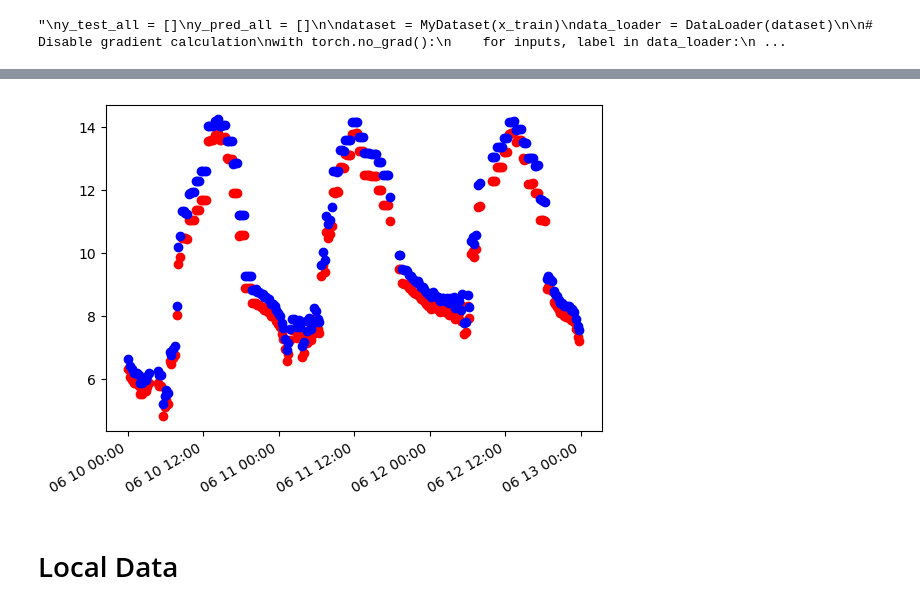
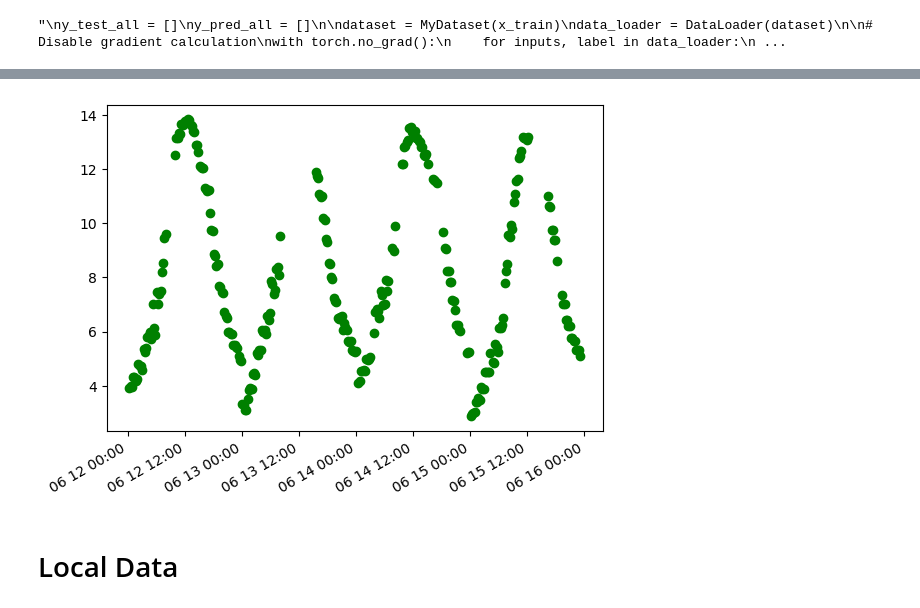
Before and after one commit to NawidT/morefish-ml, a Jupyter notebook: training/do_training.ipynb, the cells around one changed output, grey strips where cells are left out. Cells and saved outputs as stored; diff of their text form; code cells hidden in the pictures.

```diff
--- a/training/do_training.ipynb
+++ b/training/do_training.ipynb
@@ -118,21 +138,20 @@ Root Mean Squared Error (RMSE): 1.5216124759672773
 # %%
 print("------------ Exponential SVR Results ------------")
-clf_rbf_nusvm = make_pipeline(preprocessing.SplineTransformer(), NuSVR(kernel='rbf', shrinking=True, C=1.5))
+clf_rbf_nusvm = make_pipeline(preprocessing.MinMaxScaler(), NuSVR(kernel='rbf', shrinking=True, C=1.5))
 clf_rbf_nusvm.fit(X_train, y_train)
 y_pred = clf_rbf_nusvm.predict(X_test)
 stats(y_pred, y_test)
 
-print("------------ Exponential SVR Results ------------")
-clf_rbf_svm = make_pipeline(preprocessing.SplineTransformer(), SVR(kernel='rbf', shrinking=True, C=1.5))
-clf_rbf_svm.fit(X_train[:len(X_train)//2], y_train[:len(X_train)//2])
-clf_rbf_svm.fit(X_train[len(X_train)//2:], y_train[len(X_train)//2:])
-y_pred = clf_rbf_svm.predict(X_test)
-stats(y_pred, y_test)
+# print("------------ Exponential SVR Results ------------")
+# clf_rbf_svm = make_pipeline(preprocessing.SplineTransformer(), SVR(kernel='rbf', shrinking=True, C=1.5))
+# clf_rbf_svm.fit(X_train, y_train)
+# y_pred = clf_rbf_svm.predict(X_test)
+# stats(y_pred, y_test)
 
-print("------------ Polynomial SVR Results ------------")
-clf_poly_nusvm = make_pipeline(preprocessing.SplineTransformer(), SVR(kernel='poly', shrinking=False, C=2.5))
-clf_poly_nusvm.fit(X_train, y_train)
-y_pred = clf_poly_nusvm.predict(X_test)
-stats(y_pred, y_test)
+# print("------------ Polynomial SVR Results ------------")
+# clf_poly_nusvm = make_pipeline(preprocessing.SplineTransformer(), SVR(kernel='poly', shrinking=False, C=2.5))
+# clf_poly_nusvm.fit(X_train, y_train)
+# y_pred = clf_poly_nusvm.predict(X_test)
+# stats(y_pred, y_test)
 # %% [output]
 ------------ Exponential SVR Results ------------
@@ -182,7 +200,7 @@ print("------------ Poly Regression Results ------------")
 from sklearn.preprocessing import PolynomialFeatures
 from sklearn.linear_model import LinearRegression
 
-poly_features = PolynomialFeatures(degree=5, include_bias=False)
+poly_features = PolynomialFeatures(degree=5, include_bias=True)
 X_train_poly = poly_features.fit_transform(X_train)
 X_test_poly = poly_features.transform(X_test)
 # Initialize and fit the linear regression model
@@ -434,11 +454,14 @@ Index(['ph', 'temperature', 'datetime', 'do_linreg', 'rounded_datetime',
        'windspeed_10m (km/h)', 'light'],
       dtype='object')
 # %%
-df.rename(columns={'ph': 'ph', 'temperature': 'temperature_oc', 'light': 'global_light_energy_w_m2', 'humid': 'humid_rh', 'airtemp': 'airtemp_oc'}, inplace=True)
+#df.rename(columns={'ph': 'ph', 'temperature': 'temperature_oc', 'light': 'global_light_energy_w_m2', 'humid': 'humid_rh', 'airtemp': 'airtemp_oc'}, inplace=True)
 
-x_train = df[['global_light_energy_w_m2', 'ph', 'temperature_oc', 'humid_rh', 'airtemp_oc']]
-y_pred = clf_rbf_svm.predict(x_train)
-df['rbfSVM'] = y_pred
+x_train = pd.DataFrame()
+df['depth'] = 1.2192
+df['hour'] = pd.to_datetime(df['datetime']).dt.hour
+x_train = df[['global_light_energy_w_m2', 'ph', 'temperature_oc', 'humid_rh', 'airtemp_oc', 'depth', 'hour']]
+y_pred = clf_rbf_nusvm.predict(x_train)
+df['SVM'] = y_pred
 
 # test the neural net model and store its result in the pandas df
 '''
@@ -474,20 +491,21 @@ plt.show()
 # %%
 import matplotlib.pyplot as plt
 from matplotlib.dates import DateFormatter
 
 fig, ax = plt.subplots()
-bet = df.loc[df['datetime'].between('2023-06-10', '2023-06-13')]
-ax.plot(bet['datetime'], bet['rbfNUSVM'].astype(float), 'ro')
-ax.plot(bet['datetime'], bet['rbfSVM'].astype(float), 'bo')
+bet = df.loc[df['datetime'].between('2023-06-12', '2023-06-16')]
+#ax.plot(bet['datetime'], bet['RF'].astype(float), 'ro')
+#ax.plot(bet['datetime'], bet['QuantileSVM'].astype(float), 'bo')
+ax.plot(bet['datetime'], bet['SVM'].astype(float), 'go')
 
 myFmt = DateFormatter("%m %d %H:%M")
 ax.xaxis.set_major_formatter(myFmt)
 
 ## Rotate date labels automatically
 fig.autofmt_xdate()
 plt.show()
 # %% [output]
-[figure, old version]
+[figure, new version]
 # %%
 # turn clf_rbf_nusvm into a mar file
 import tarfile
```
Also changed, not shown: parts of 10 cells of this notebook, 1 other file.
